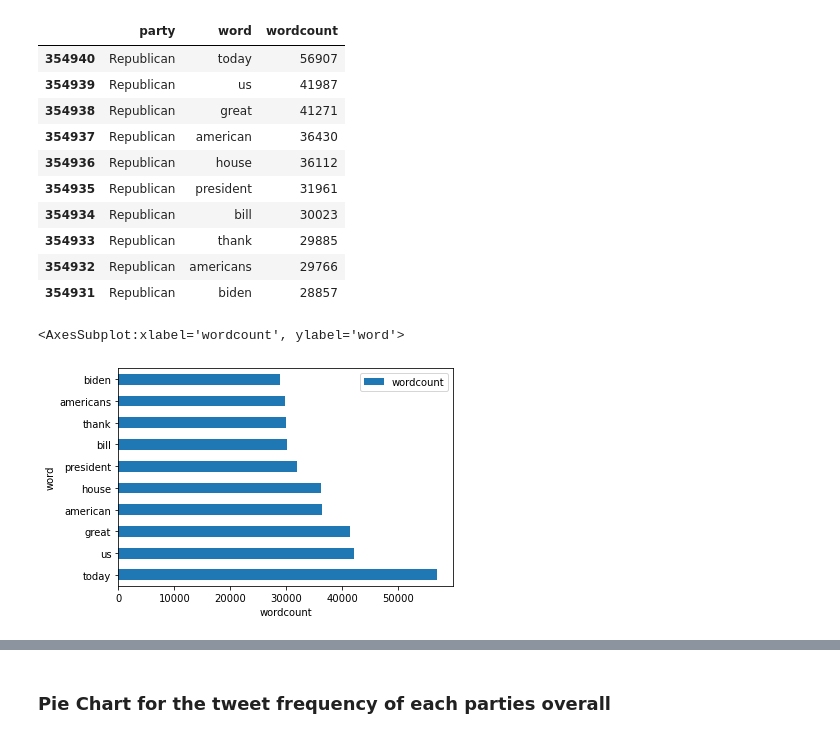
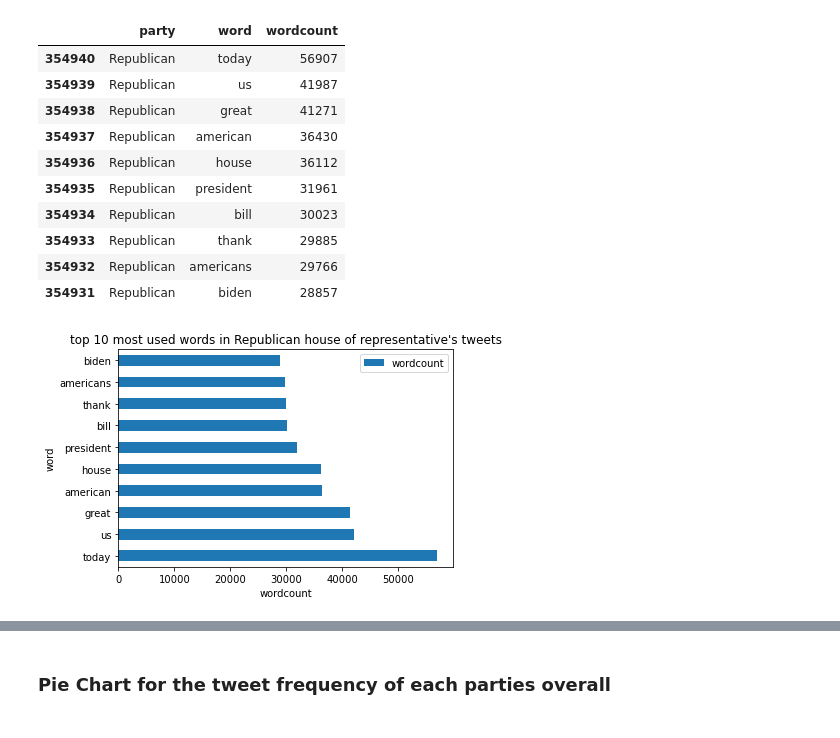
Before and after one commit to VieVaWaldi/PoliticalDespairTwitter, a Jupyter notebook: AnalysisSummary.ipynb, the cells around one changed output, grey strips where cells are left out. Drawn from its saved outputs; the diff is of its cells as text; code cells hidden in the pictures.

```diff
--- a/AnalysisSummary.ipynb
+++ b/AnalysisSummary.ipynb
@@ -148,8 +148,9 @@ top_10_Republican_word_count
 | 354933 | Republican | thank | 29885 |
 | 354932 | Republican | americans | 29766 |
 | 354931 | Republican | biden | 28857 |
-# %%
-top_10_Republican_word_count.plot.barh(ylabel='word', xlabel='wordcount',x='word')
-# %% [output]
-<AxesSubplot:xlabel='wordcount', ylabel='word'>
-[figure, removed]
+# %%
+colors = ['#f2b86b']
+ax = top_10_Republican_word_count.plot.barh(ylabel='word', xlabel='wordcount',x='word', color=['C0'], title="top 10 most used words in Republican house of representative's tweets")
+plt.show()
+# %% [output]
+[figure, added]
```
Also changed, not shown: parts of 3 cells of this notebook.
